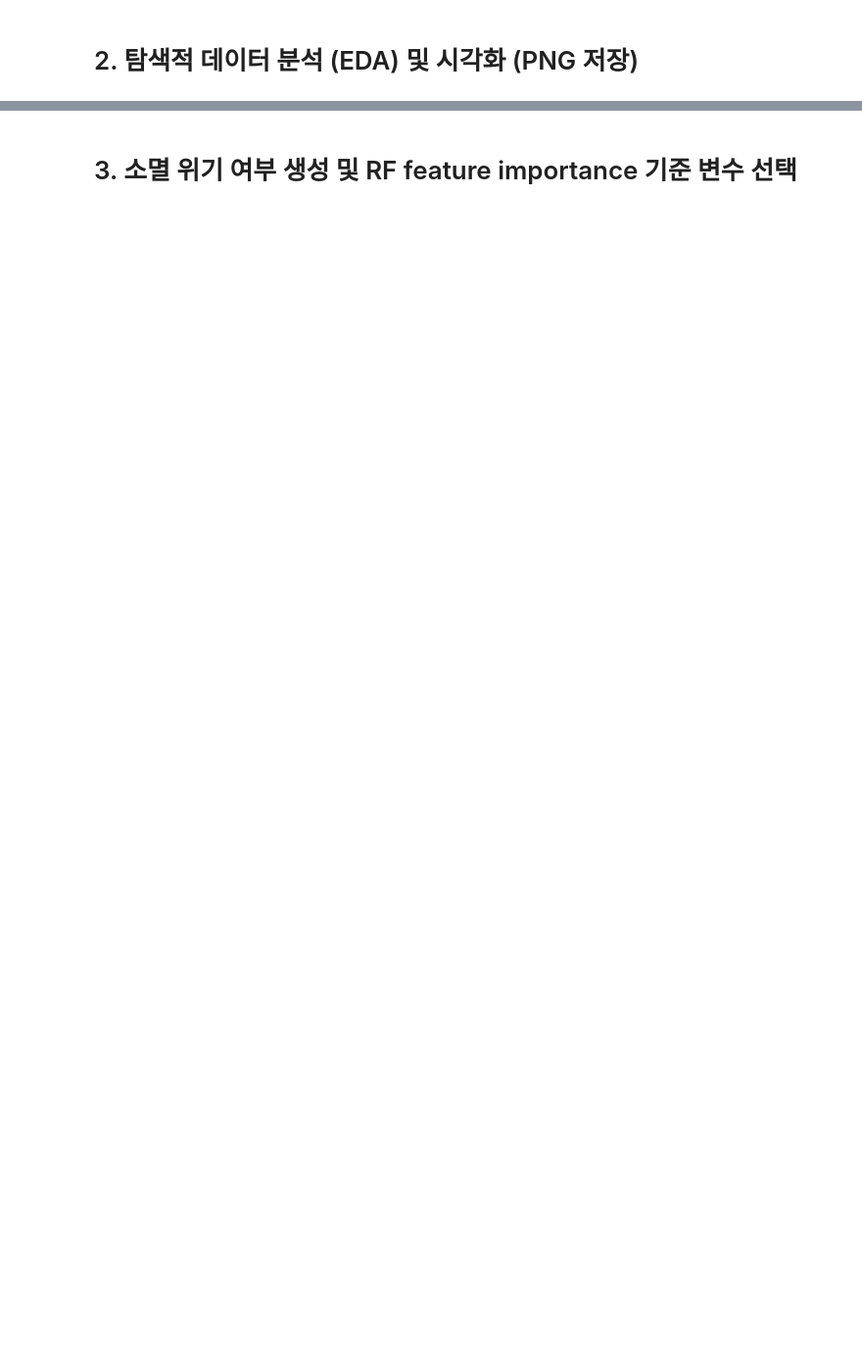
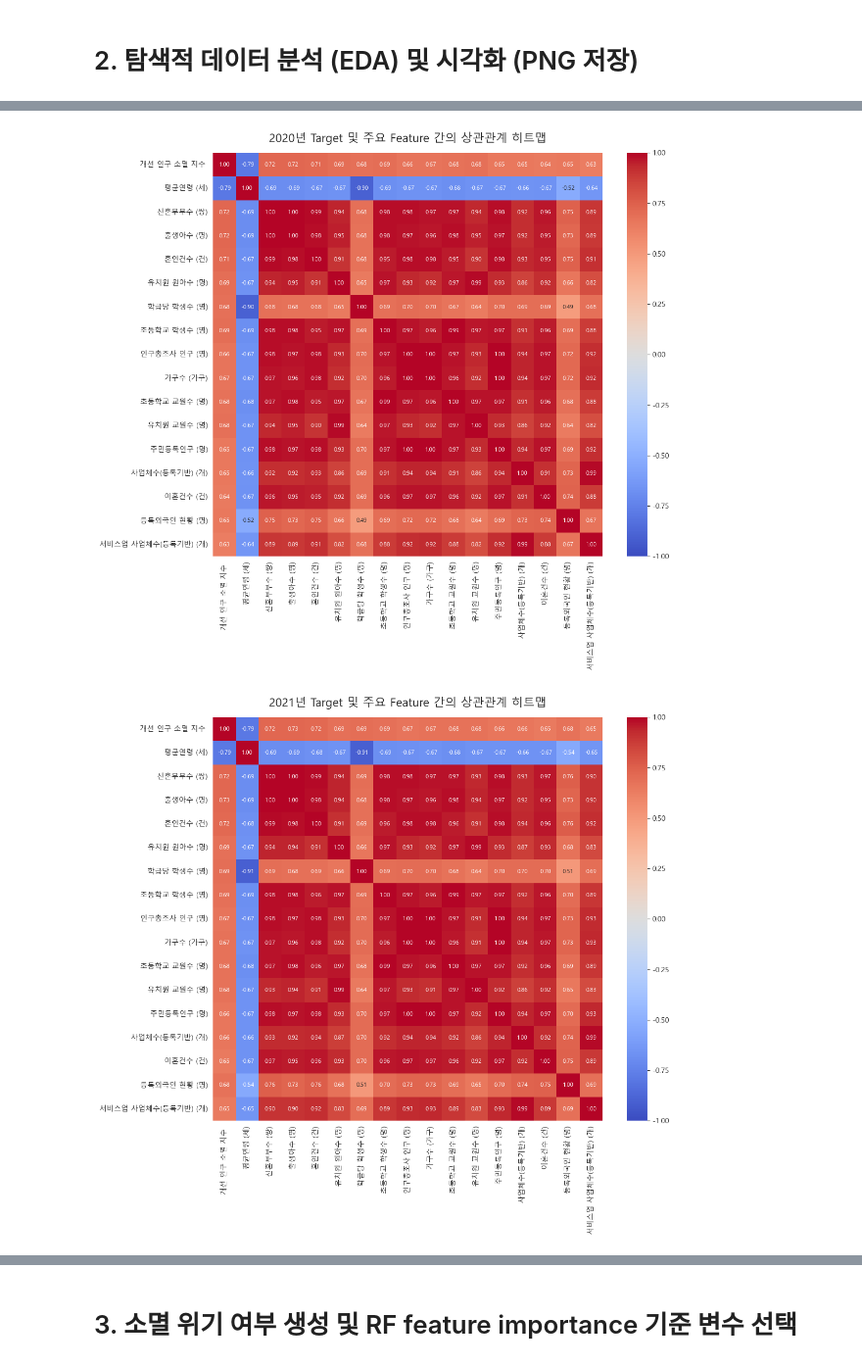
Before and after one commit to SKNETWORKS-FAMILY-AICAMP/SKN25-2nd-2Team, a Jupyter notebook: data/eda.ipynb, the cells around one changed output, grey strips where cells are left out. Shown at 98% size. Drawn from its saved outputs; the diff is of its cells as text; code cells hidden in the pictures; blank space fills up the shorter version.

Commit message:
eda 연도별 corr 그리도록 plot 추가 + README 수정

```diff
--- a/data/eda.ipynb
+++ b/data/eda.ipynb
@@ -107,11 +112,35 @@ plt.show()
 # %%
-# --- 2. 주요 변수 상관관계 히트맵 ---
+# --- 2. 주요 변수 상관관계 히트맵 (연도별) ---
+
+# 1. 전체 데이터 기준으로 Target과 상관관계가 높은 주요 Feature 16개 선정
 corr_matrix = df.select_dtypes(include=[np.number]).corr(method='pearson', min_periods=1)
 top_corr_features = corr_matrix[target_col_name].abs().sort_values(ascending=False).index[1:17]
 
-plt.figure(figsize=(10, 8))
-sns.heatmap(df[top_corr_features.insert(0, target_col_name)].corr(),
-            annot=True, fmt=".2f", cmap='coolwarm', vmin=-1, vmax=1)
-plt.title('Target 및 주요 Feature 간의 상관관계 히트맵', fontsize=16, pad=15)
-plt.savefig('plots/2_correlation_heatmap.png', dpi=300, bbox_inches='tight')
-plt.show()
+# Target 변수를 리스트 맨 앞에 추가하여 최종 시각화할 컬럼 리스트 생성
+selected_cols = [target_col_name] + list(top_corr_features)
+
+# 2. 데이터에 존재하는 연도(고유값)들을 오름차순으로 추출
+unique_years = sorted(df[year_col_name].unique())
+
+# 3. 연도별로 반복하며 히트맵 생성 및 저장
+for year in unique_years:
+    # 해당 연도의 데이터만 필터링
+    df_year = df[df[year_col_name] == year]
+
+    # 17개의 변수를 그리기 위해 그래프 사이즈를 약간 넉넉하게 조정
+    plt.figure(figsize=(12, 10))
+
+    # 해당 연도 데이터의 상관관계 히트맵 그리기
+    sns.heatmap(df_year[selected_cols].corr(),
+                annot=True, fmt=".2f", cmap='coolwarm', vmin=-1, vmax=1,
+                annot_kws={"size": 8}) # 네모 칸 안의 글자 크기를 줄여 겹침 방지
+
+    # 타이틀에 해당 연도 반영
+    plt.title(f'{year}년 Target 및 주요 Feature 간의 상관관계 히트맵', fontsize=16, pad=15)
+
+    # 파일명에 연도를 포함하여 각각 다른 파일로 덮어쓰지 않고 저장
+    plt.savefig(f'plots/2_correlation_heatmap_{year}.png', dpi=300, bbox_inches='tight')
+    plt.show()
+# %% [output]
+[figure, added]
+[figure, added]
```
Also changed, not shown: parts of 9 cells of this notebook, 7 other files.
